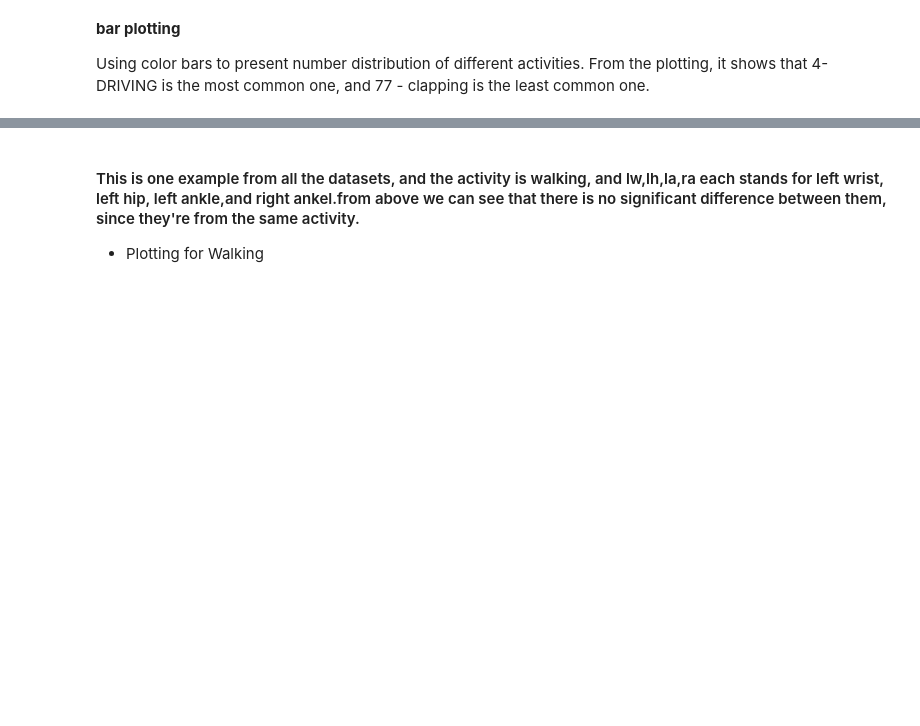
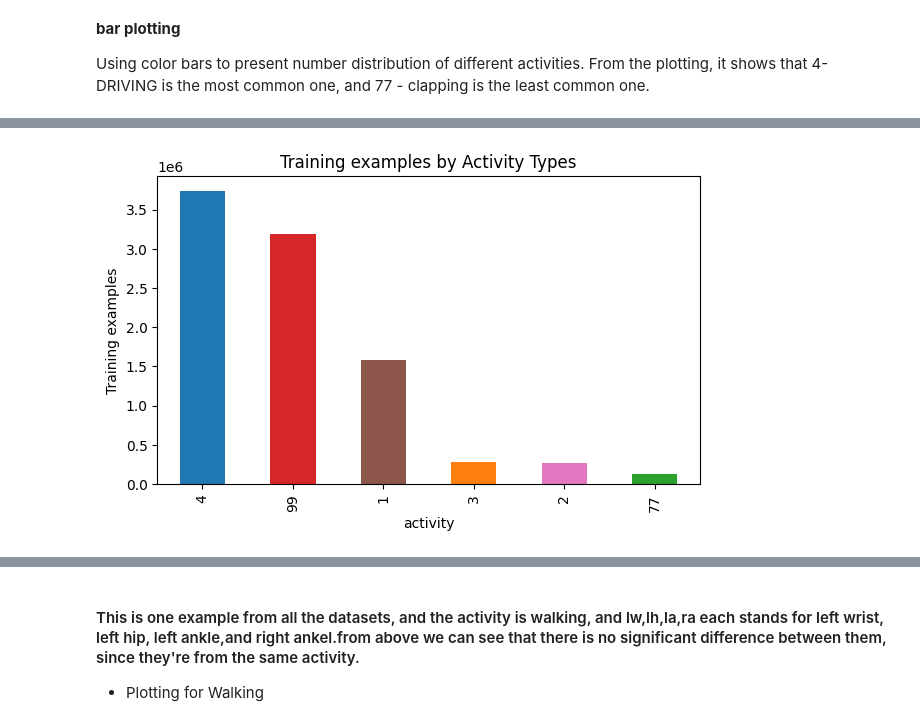
Before and after one commit to yalda-amirsoleymani/har-dataset-processing, a Jupyter notebook: data_preprocessing.ipynb, the cells around one changed output, grey strips where cells are left out. Cells and saved outputs as stored; diff of their text form; code cells hidden in the pictures; blank space fills up the shorter version.

```diff
--- a/data_preprocessing.ipynb
+++ b/data_preprocessing.ipynb
@@ -87,3 +77,5 @@ activity_dict = {
+# %%
+activity_plotter = ActivityPlotter(dset._df)
 # %% [markdown]
 **bar plotting**
 
@@ -149,0 +83,4 @@ def make_x_y_z_plot(df):
+# %%
+activity_plotter.make_bar_plot()
+# %% [output]
+[figure, added]
```
Also changed, not shown: parts of 25 cells of this notebook, 2 other files.
